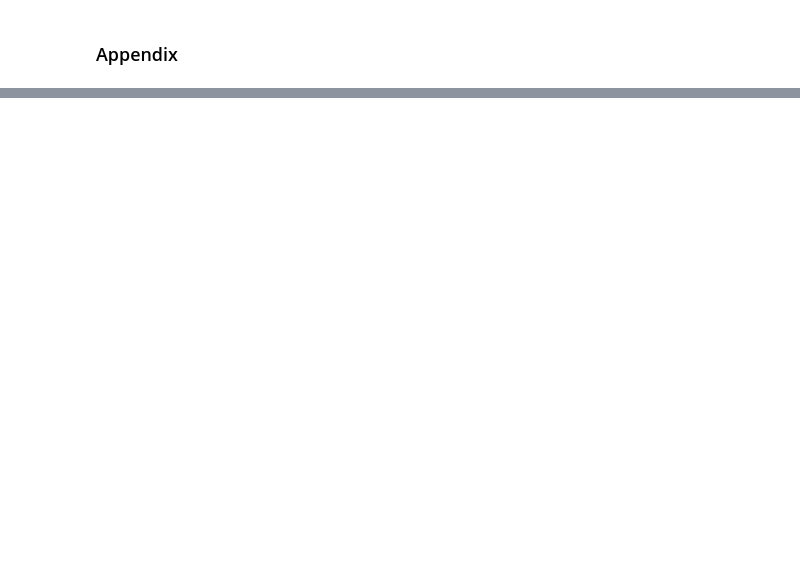
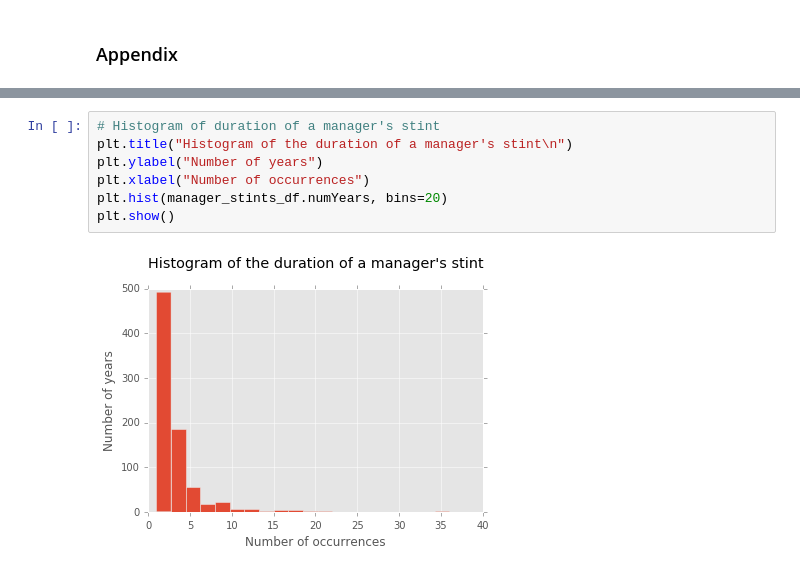
Before and after one commit to thrabchak/Udacity-Data-Analysis, a Jupyter notebook: P2 Baseball Managers/Data_Analyst_ND_Project2.ipynb, the cells around one changed output, grey strips where cells are left out. Drawn from its saved outputs; the diff is of its cells as text; blank space fills up the shorter version.

```diff
--- a/P2 Baseball Managers/Data_Analyst_ND_Project2.ipynb
+++ b/P2 Baseball Managers/Data_Analyst_ND_Project2.ipynb
@@ -798,3 +974,12 @@ manager_stints_df.numYears.describe()
+# %%
+# Histogram of duration of a manager's stint
+plt.title("Histogram of the duration of a manager's stint\n")
+plt.ylabel("Number of years")
+plt.xlabel("Number of occurrences")
+plt.hist(manager_stints_df.numYears, bins=20)
+plt.show()
+# %% [output]
+[figure, added]
 # %%
 # The effect of min_years_in_stint restrion on transition list size
 tmp_list = []
```
Also changed, not shown: parts of 17 cells of this notebook, 1 other file.
